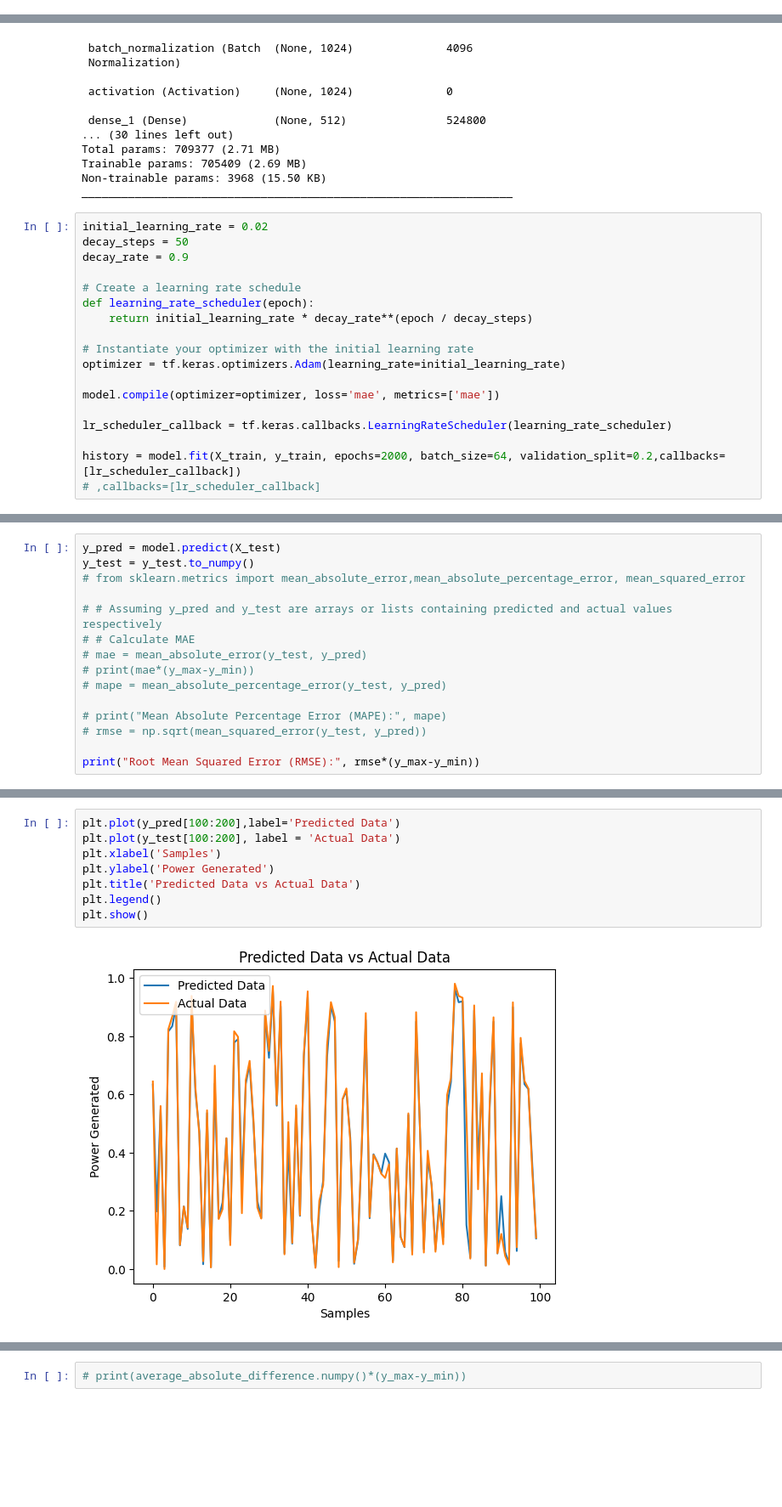
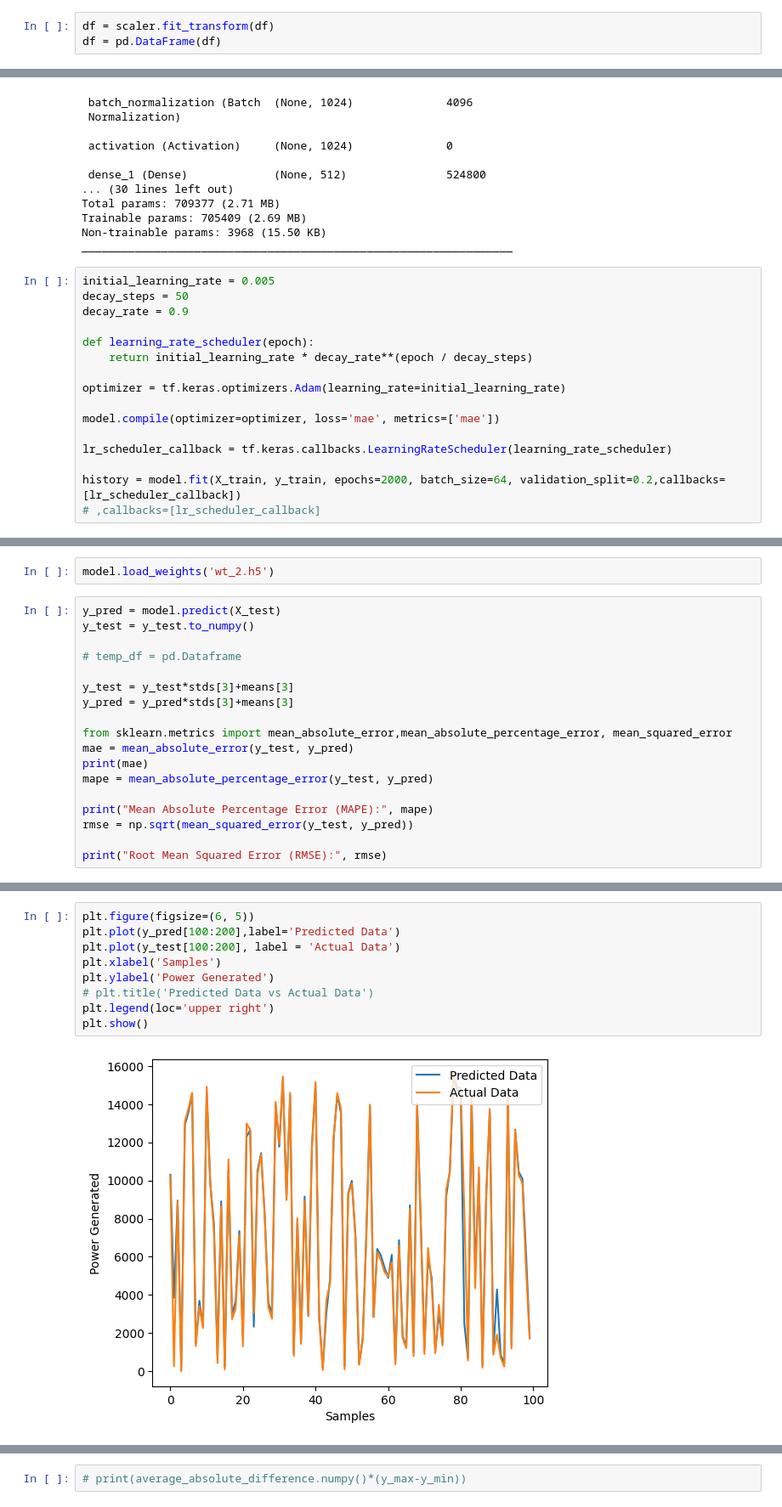
Before and after one commit to Hritik003/Optimization-of-OWC-using-ML-models, a Jupyter notebook: DNN.ipynb, the cells around one changed output, grey strips where cells are left out. Shown: that part at 85% size. Drawn from its saved outputs; the diff is of its cells as text; blank space fills up the shorter version.

```diff
--- a/DNN.ipynb
+++ b/DNN.ipynb
@@ -44,3 +62,6 @@ plt.show()
+# %%
+df = scaler.fit_transform(df)
+df = pd.DataFrame(df)
 # %%
 X = df.iloc[:,:-1]
 y = df.iloc[:,-1]
@@ -136,15 +159,13 @@ Trainable params: 705409 (2.69 MB)
 Non-trainable params: 3968 (15.50 KB)
 _________________________________________________________________
 # %%
-initial_learning_rate = 0.02
+initial_learning_rate = 0.005
 decay_steps = 50
 decay_rate = 0.9
 
-# Create a learning rate schedule
 def learning_rate_scheduler(epoch):
     return initial_learning_rate * decay_rate**(epoch / decay_steps)
 
-# Instantiate your optimizer with the initial learning rate
 optimizer = tf.keras.optimizers.Adam(learning_rate=initial_learning_rate)
 
 model.compile(optimizer=optimizer, loss='mae', metrics=['mae'])
@@ -176,16 +182,21 @@ Epoch 2000/2000
+# %%
+model.load_weights('wt_2.h5')
 # %%
 y_pred = model.predict(X_test)
 y_test = y_test.to_numpy()
-# from sklearn.metrics import mean_absolute_error,mean_absolute_percentage_error, mean_squared_error
 
-# # Assuming y_pred and y_test are arrays or lists containing predicted and actual values respectively
-# # Calculate MAE
-# mae = mean_absolute_error(y_test, y_pred)
-# print(mae*(y_max-y_min))
-# mape = mean_absolute_percentage_error(y_test, y_pred)
+# temp_df = pd.Dataframe
 
-# print("Mean Absolute Percentage Error (MAPE):", mape)
-# rmse = np.sqrt(mean_squared_error(y_test, y_pred))
+y_test = y_test*stds[3]+means[3]
+y_pred = y_pred*stds[3]+means[3]
 
-print("Root Mean Squared Error (RMSE):", rmse*(y_max-y_min))
+from sklearn.metrics import mean_absolute_error,mean_absolute_percentage_error, mean_squared_error
+mae = mean_absolute_error(y_test, y_pred)
+print(mae)
+mape = mean_absolute_percentage_error(y_test, y_pred)
+
+print("Mean Absolute Percentage Error (MAPE):", mape)
+rmse = np.sqrt(mean_squared_error(y_test, y_pred))
+
+print("Root Mean Squared Error (RMSE):", rmse)
 # %% [output]
@@ -212,13 +230,14 @@ Root Mean Squared Error (RMSE): 728.7316560759797
 # %%
+plt.figure(figsize=(6, 5))
 plt.plot(y_pred[100:200],label='Predicted Data')
 plt.plot(y_test[100:200], label = 'Actual Data')
 plt.xlabel('Samples')
 plt.ylabel('Power Generated')
-plt.title('Predicted Data vs Actual Data')
-plt.legend()
+# plt.title('Predicted Data vs Actual Data')
+plt.legend(loc='upper right')
 plt.show()
 # %% [output]
-[figure, old version]
+[figure, new version]
 # %%
 
 from sklearn.metrics import r2_score
```
Also changed, not shown: parts of 19 cells of this notebook.
